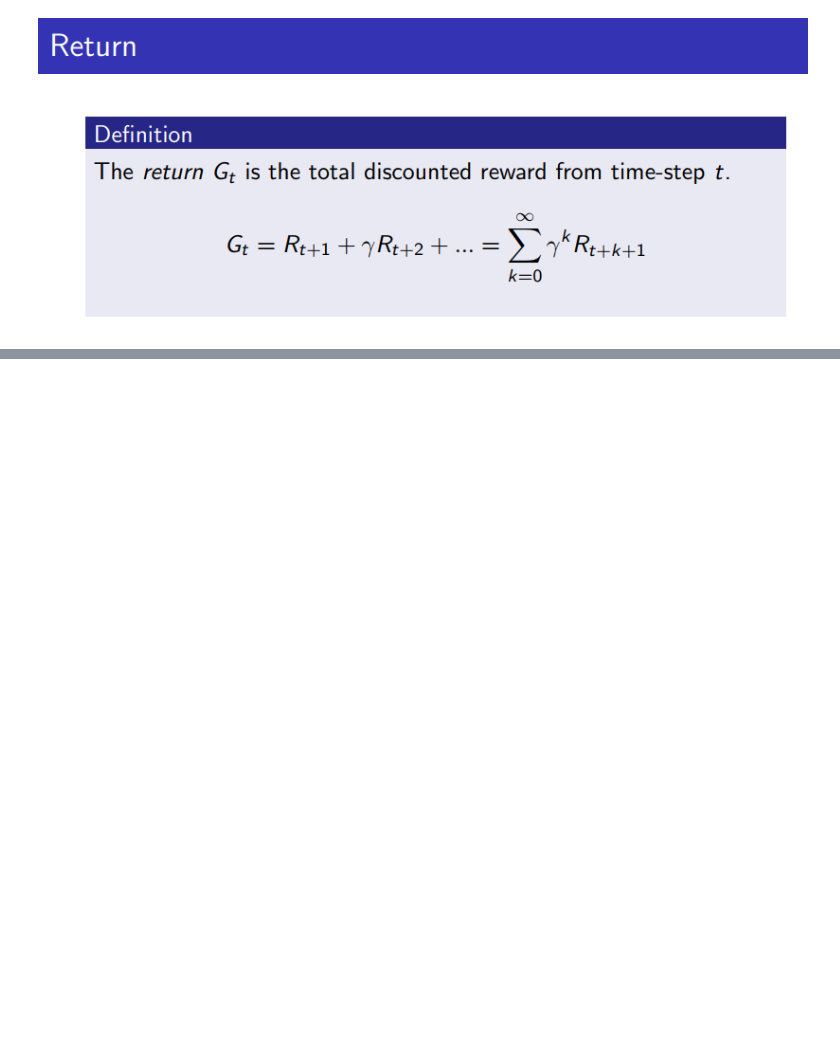
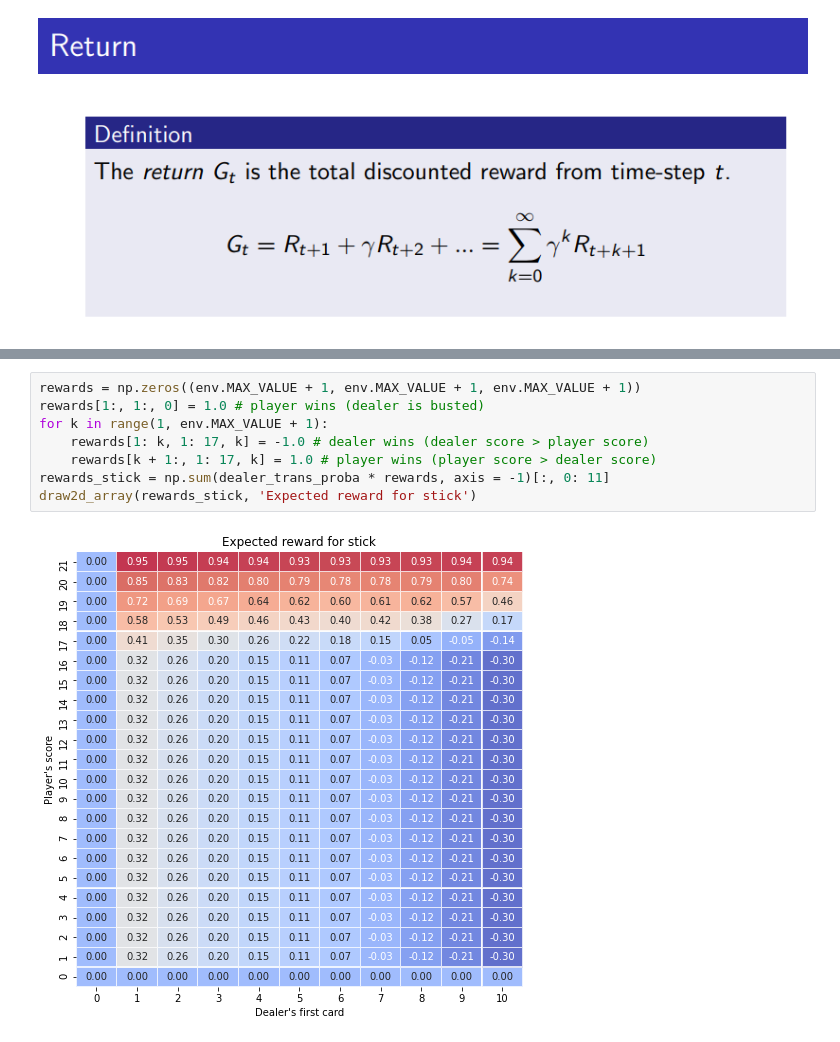
Before and after one commit to basselkassem/easy21, a Jupyter notebook: Dynamic_Programing.ipynb, the cells around one changed output, grey strips where cells are left out. Drawn from its saved outputs; the diff is of its cells as text; blank space fills up the shorter version.

```diff
--- a/Dynamic_Programing.ipynb
+++ b/Dynamic_Programing.ipynb
@@ -72,0 +250,10 @@ A_t ~ pi(. | S_t) what ever t
+# %%
+rewards = np.zeros((env.MAX_VALUE + 1, env.MAX_VALUE + 1, env.MAX_VALUE + 1))
+rewards[1:, 1:, 0] = 1.0 # player wins (dealer is busted)
+for k in range(1, env.MAX_VALUE + 1):
+    rewards[1: k, 1: 17, k] = -1.0 # dealer wins (dealer score > player score)
+    rewards[k + 1:, 1: 17, k] = 1.0 # player wins (player score > dealer score)
+rewards_stick = np.sum(dealer_trans_proba * rewards, axis = -1)[:, 0: 11]
+draw2d_array(rewards_stick, 'Expected reward for stick')
+# %% [output]
+[figure, added]
```
Also changed, not shown: parts of 20 cells of this notebook.
